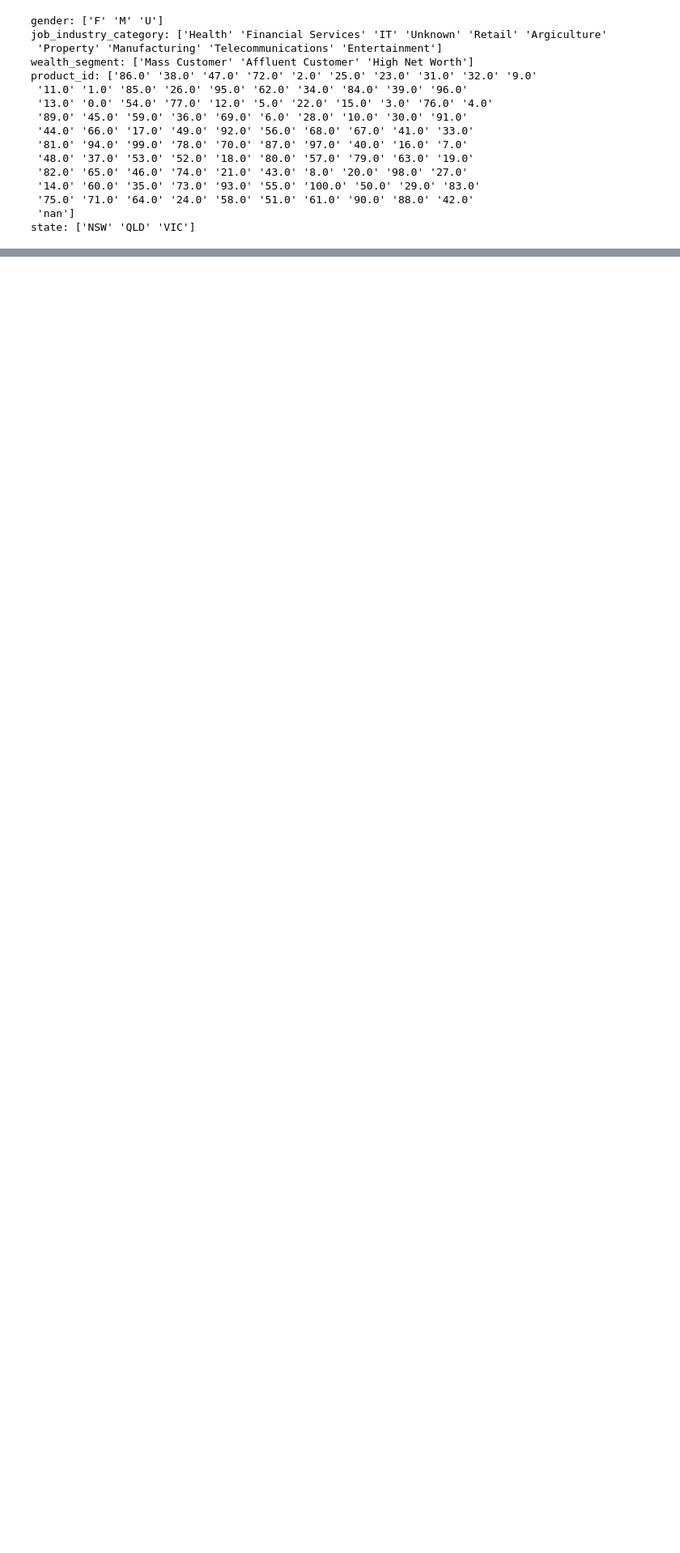
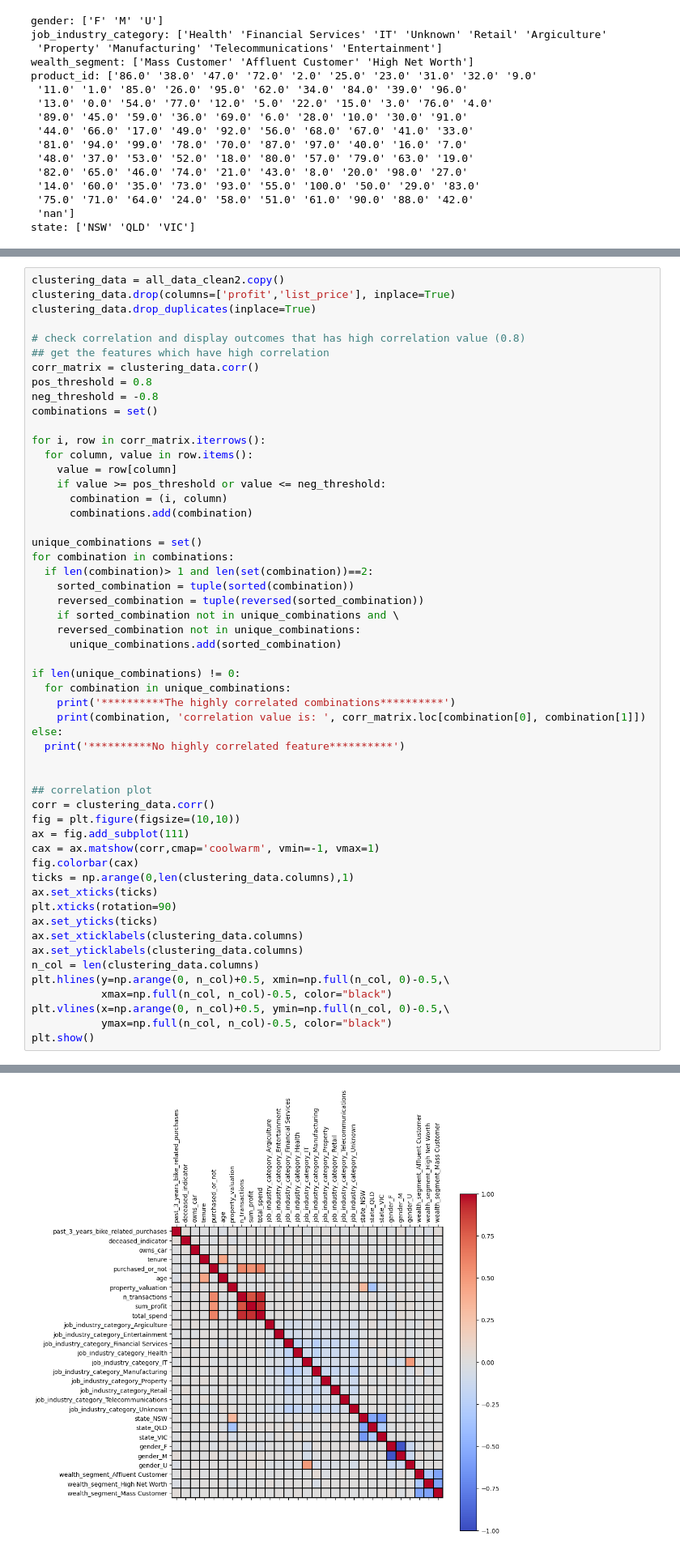
Before and after one commit to peiyulin0520/KPMG-virtual-intern-tasks, a Jupyter notebook: Task2.ipynb, the cells around one changed output, grey strips where cells are left out. Shown at 81% size. Drawn from its saved outputs; the diff is of its cells as text; blank space fills up the shorter version.

```diff
--- a/Task2.ipynb
+++ b/Task2.ipynb
@@ -826,0 +937,55 @@ max      6.213334e+00
+# %%
+clustering_data = all_data_clean2.copy()
+clustering_data.drop(columns=['profit','list_price'], inplace=True)
+clustering_data.drop_duplicates(inplace=True)
+
+# check correlation and display outcomes that has high correlation value (0.8)
+## get the features which have high correlation
+corr_matrix = clustering_data.corr()
+pos_threshold = 0.8
+neg_threshold = -0.8
+combinations = set()
+
+for i, row in corr_matrix.iterrows():
+  for column, value in row.items():
+    value = row[column]
+    if value >= pos_threshold or value <= neg_threshold:
+      combination = (i, column)
+      combinations.add(combination)
+
+unique_combinations = set()
+for combination in combinations:
+  if len(combination)> 1 and len(set(combination))==2:
+    sorted_combination = tuple(sorted(combination))
+    reversed_combination = tuple(reversed(sorted_combination))
+    if sorted_combination not in unique_combinations and \
+    reversed_combination not in unique_combinations:
+      unique_combinations.add(sorted_combination)
+
+if len(unique_combinations) != 0:
+  for combination in unique_combinations:
+    print('**********The highly correlated combinations**********')
+    print(combination, 'correlation value is: ', corr_matrix.loc[combination[0], combination[1]])
+else:
+  print('**********No highly correlated feature**********')
+
+
+## correlation plot
+corr = clustering_data.corr()
+fig = plt.figure(figsize=(10,10))
+ax = fig.add_subplot(111)
+cax = ax.matshow(corr,cmap='coolwarm', vmin=-1, vmax=1)
+fig.colorbar(cax)
+ticks = np.arange(0,len(clustering_data.columns),1)
+ax.set_xticks(ticks)
+plt.xticks(rotation=90)
+ax.set_yticks(ticks)
+ax.set_xticklabels(clustering_data.columns)
+ax.set_yticklabels(clustering_data.columns)
+n_col = len(clustering_data.columns)
+plt.hlines(y=np.arange(0, n_col)+0.5, xmin=np.full(n_col, 0)-0.5,\
+           xmax=np.full(n_col, n_col)-0.5, color="black")
+plt.vlines(x=np.arange(0, n_col)+0.5, ymin=np.full(n_col, 0)-0.5,\
+           ymax=np.full(n_col, n_col)-0.5, color="black")
+plt.show()
+# %% [output]
@@ -826,0 +998 @@ max      6.213334e+00
+[figure, added]
```
Also changed, not shown: parts of 73 cells of this notebook.
